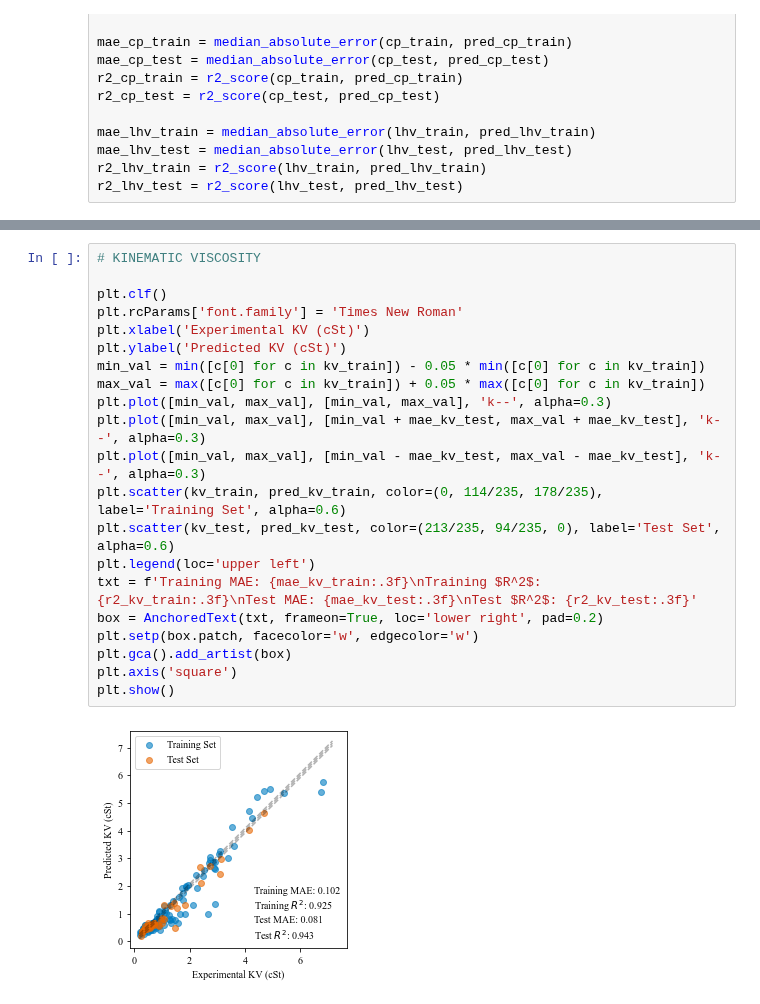
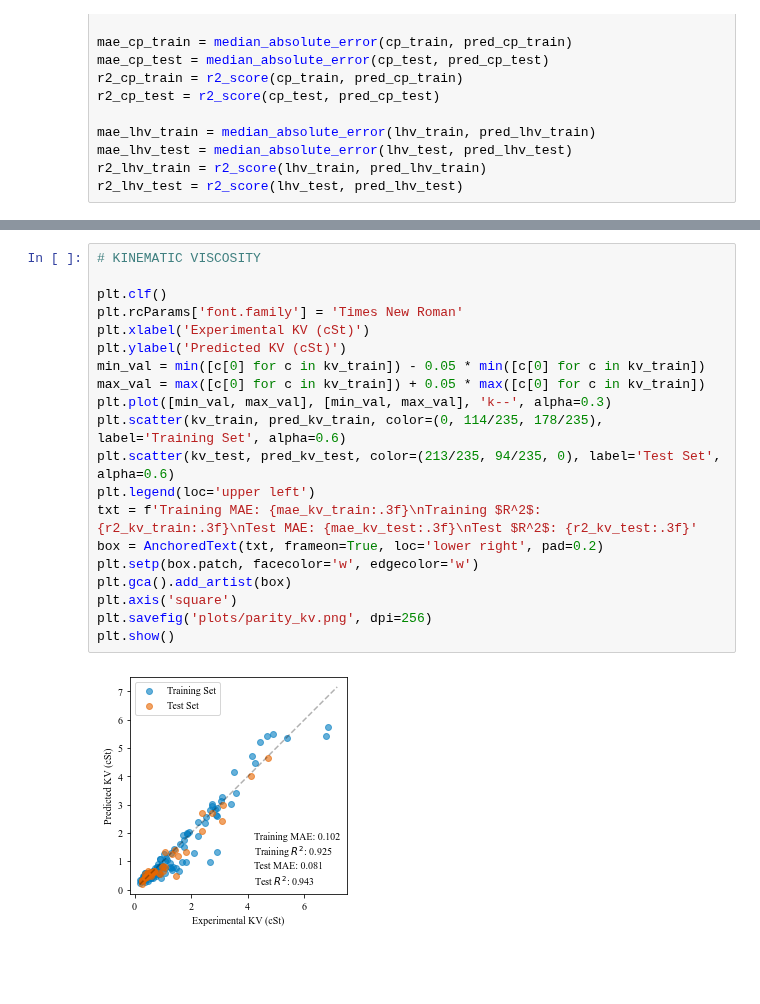
Before and after one commit to ECRL/publication_procedures, a Jupyter notebook: asme2020/parity_plots.ipynb, the cells around one changed output, grey strips where cells are left out. Saved outputs shown, nothing was run; the diff lists cells and outputs as text; blank space fills up the shorter version.

```diff
--- a/asme2020/parity_plots.ipynb
+++ b/asme2020/parity_plots.ipynb
@@ -163,26 +163,25 @@ plt.show()
 # %%
 # KINEMATIC VISCOSITY
 
 plt.clf()
 plt.rcParams['font.family'] = 'Times New Roman'
 plt.xlabel('Experimental KV (cSt)')
 plt.ylabel('Predicted KV (cSt)')
 min_val = min([c[0] for c in kv_train]) - 0.05 * min([c[0] for c in kv_train])
 max_val = max([c[0] for c in kv_train]) + 0.05 * max([c[0] for c in kv_train])
 plt.plot([min_val, max_val], [min_val, max_val], 'k--', alpha=0.3)
-plt.plot([min_val, max_val], [min_val + mae_kv_test, max_val + mae_kv_test], 'k--', alpha=0.3)
-plt.plot([min_val, max_val], [min_val - mae_kv_test, max_val - mae_kv_test], 'k--', alpha=0.3)
 plt.scatter(kv_train, pred_kv_train, color=(0, 114/235, 178/235), label='Training Set', alpha=0.6)
 plt.scatter(kv_test, pred_kv_test, color=(213/235, 94/235, 0), label='Test Set', alpha=0.6)
 plt.legend(loc='upper left')
 txt = f'Training MAE: {mae_kv_train:.3f}\nTraining $R^2$: {r2_kv_train:.3f}\nTest MAE: {mae_kv_test:.3f}\nTest $R^2$: {r2_kv_test:.3f}'
 box = AnchoredText(txt, frameon=True, loc='lower right', pad=0.2)
 plt.setp(box.patch, facecolor='w', edgecolor='w')
 plt.gca().add_artist(box)
 plt.axis('square')
+plt.savefig('plots/parity_kv.png', dpi=256)
 plt.show()
 # %% [output]
-[figure, old version]
+[figure, new version]
 # %%
 # CLOUD POINT
 
```
Also changed, not shown: parts of 4 cells of this notebook, 20 other files.
